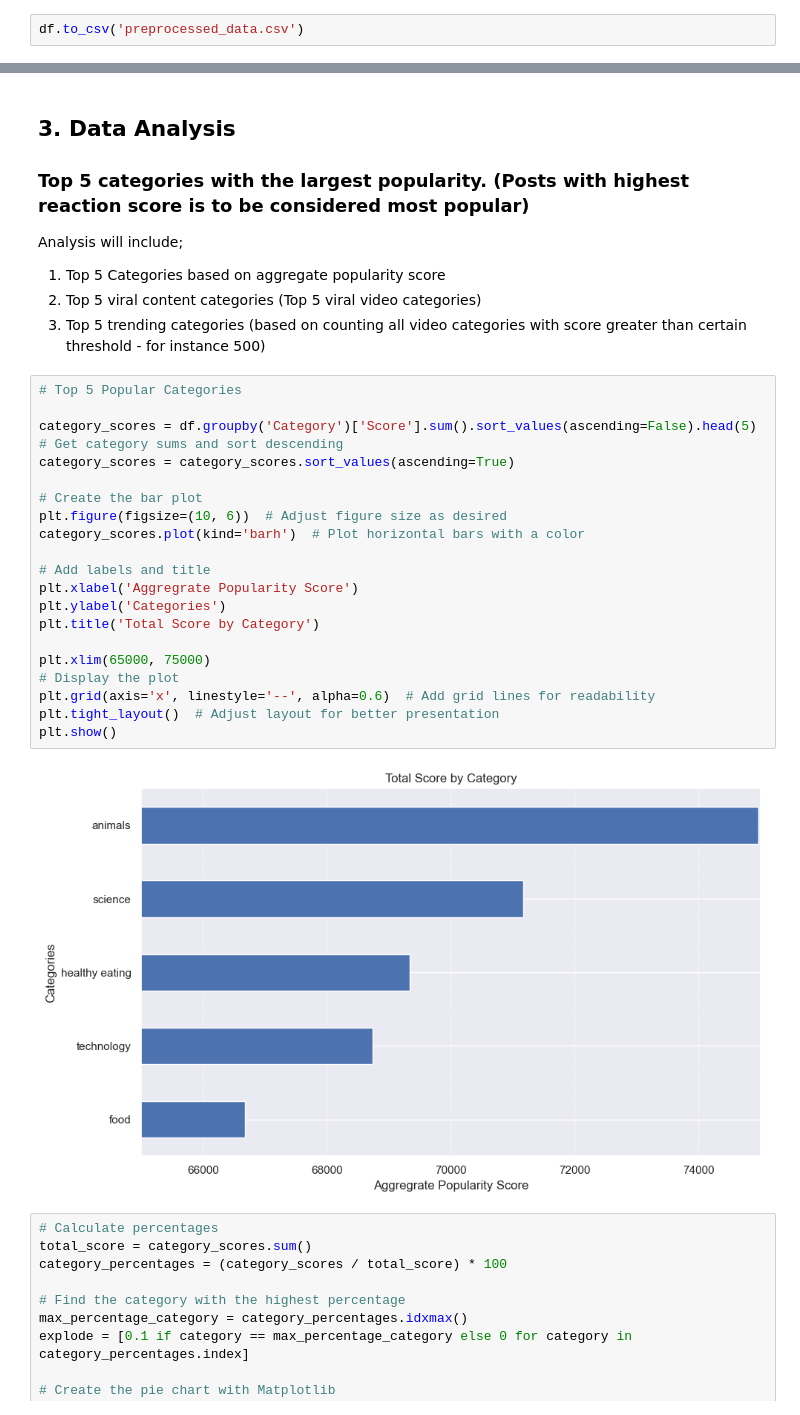
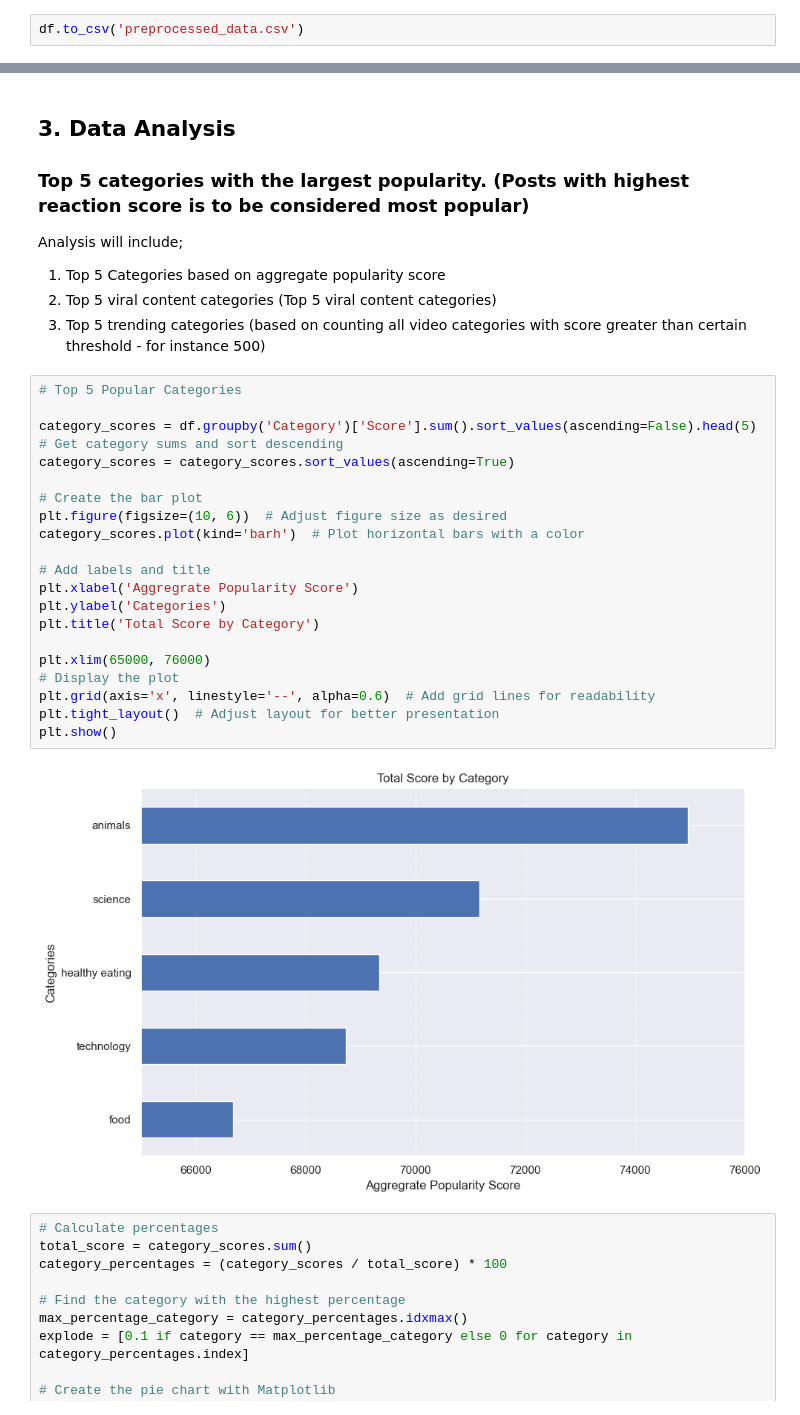
Before and after one commit to tahabinzafar/Accenture-SocialBuzz-Data-Analysis, a Jupyter notebook: content_analysis.ipynb, the cells around one changed output, grey strips where cells are left out. Saved outputs shown, nothing was run; the diff lists cells and outputs as text.

```diff
--- a/content_analysis.ipynb
+++ b/content_analysis.ipynb
@@ -336,30 +336,30 @@ df.head(5)
 Analysis will include;
 
 1. Top 5 Categories based on aggregate popularity score
-2. Top 5 viral content categories (Top 5 viral video categories)
+2. Top 5 viral content categories (Top 5 viral content categories)
 3. Top 5 trending categories (based on counting all video categories with score greater than certain threshold - for instance 500)
 # %%
 # Top 5 Popular Categories
 
 category_scores = df.groupby('Category')['Score'].sum().sort_values(ascending=False).head(5)  # Get category sums and sort descending
 category_scores = category_scores.sort_values(ascending=True)
 
 # Create the bar plot
 plt.figure(figsize=(10, 6))  # Adjust figure size as desired
 category_scores.plot(kind='barh')  # Plot horizontal bars with a color
 
 # Add labels and title
 plt.xlabel('Aggregrate Popularity Score')
 plt.ylabel('Categories')
 plt.title('Total Score by Category')
 
-plt.xlim(65000, 75000)
+plt.xlim(65000, 76000)
 # Display the plot
 plt.grid(axis='x', linestyle='--', alpha=0.6)  # Add grid lines for readability
 plt.tight_layout()  # Adjust layout for better presentation
 plt.show()
 # %% [output]
-[figure, old version]
+[figure, new version]
 # %%
 # Calculate percentages
 total_score = category_scores.sum()
```
Also changed, not shown: 1 other file.
